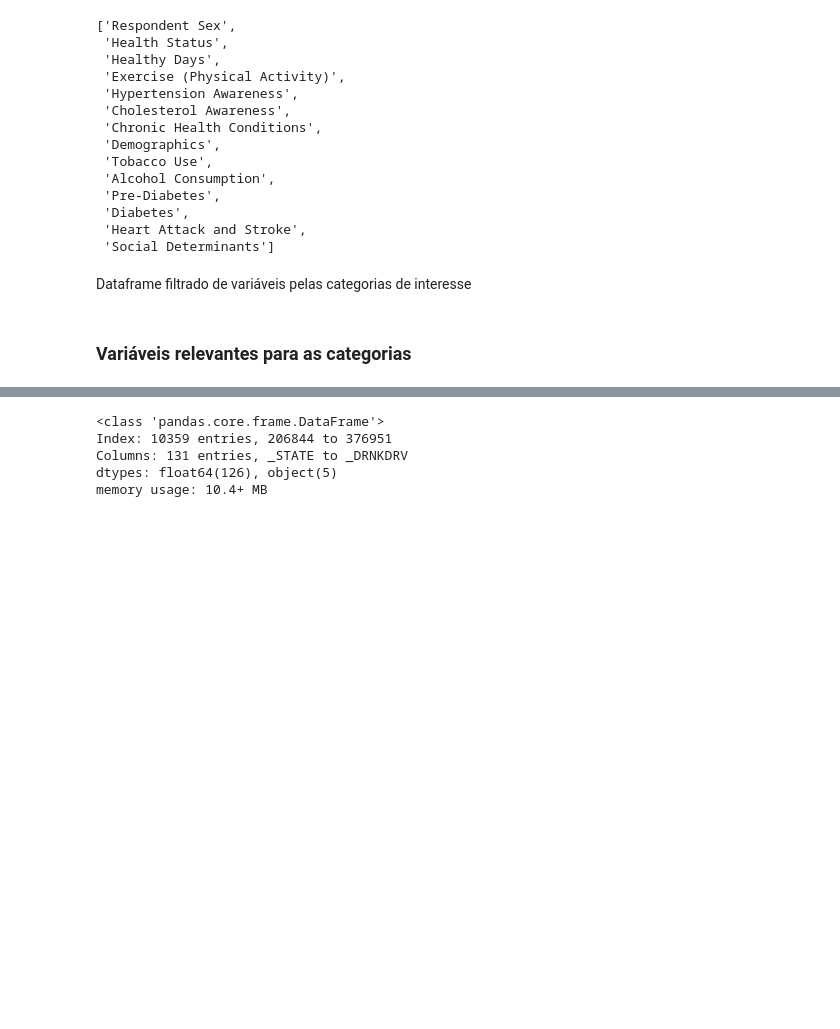
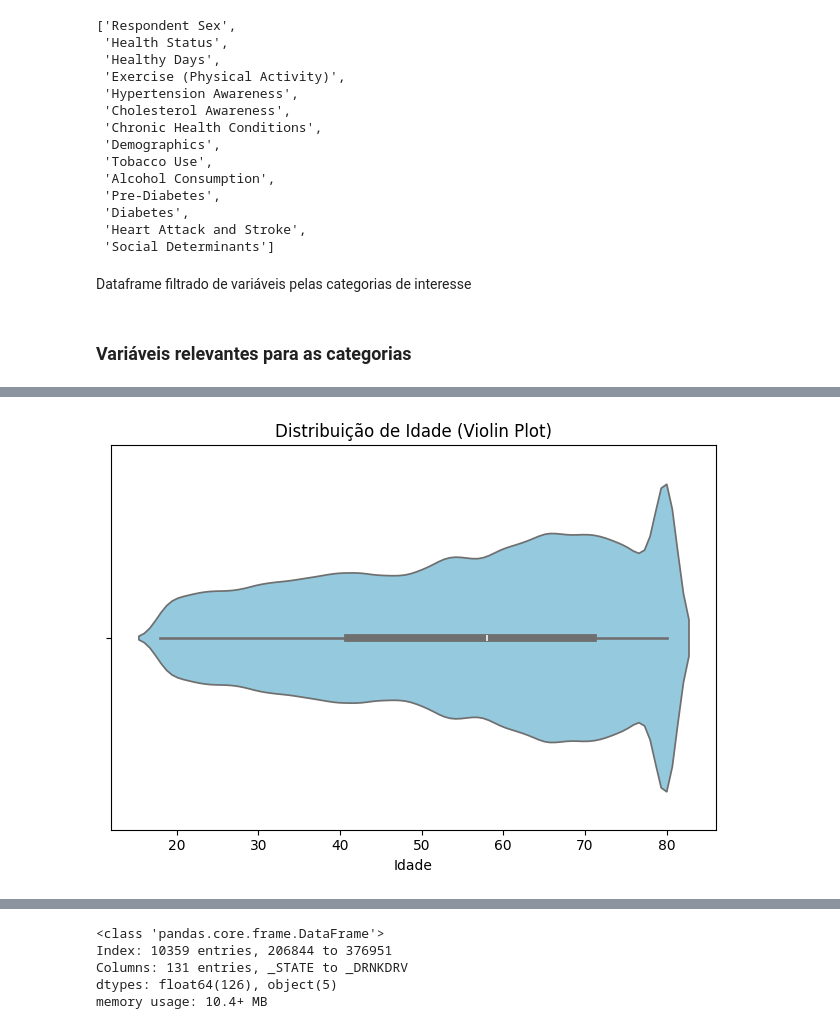
Before and after one commit to EdCarlos-dev/riskPredictionDeseases, a Jupyter notebook: dev/notebooks/dataTreatment_400_k_samples.ipynb, the cells around one changed output, grey strips where cells are left out. Drawn from its saved outputs; the diff is of its cells as text; code cells hidden in the pictures; blank space fills up the shorter version.

```diff
--- a/dev/notebooks/dataTreatment_400_k_samples.ipynb
+++ b/dev/notebooks/dataTreatment_400_k_samples.ipynb
@@ -973,0 +1195,8 @@ array(['HASYMP1', 'HASYMP2', 'HASYMP3', 'HASYMP4', 'HASYMP5', 'HASYMP6',
+# %%
+sns.violinplot(x=df_brfss_2023_csv['_AGE80'], color='skyblue')
+plt.title('Distribuição de Idade (Violin Plot)')
+plt.xlabel('Idade')
+plt.tight_layout()
+plt.show()
+# %% [output]
+[figure, added]
```
Also changed, not shown: parts of 31 cells of this notebook.
